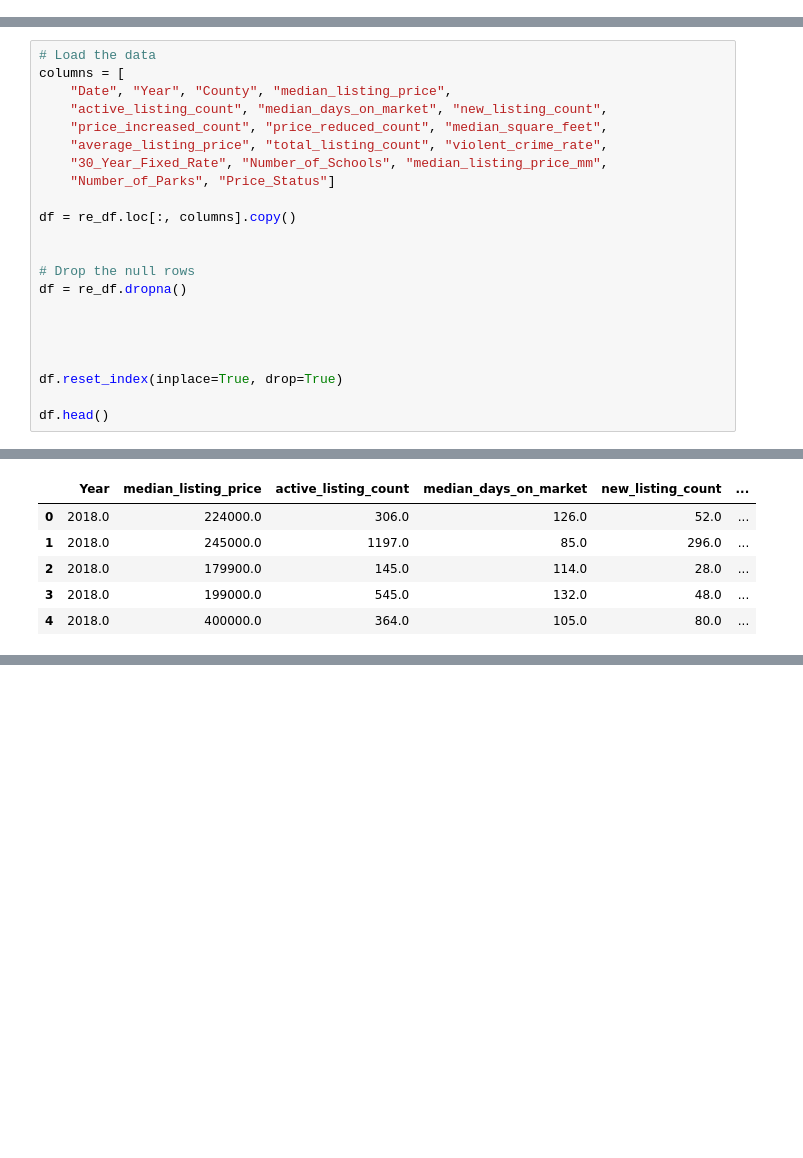
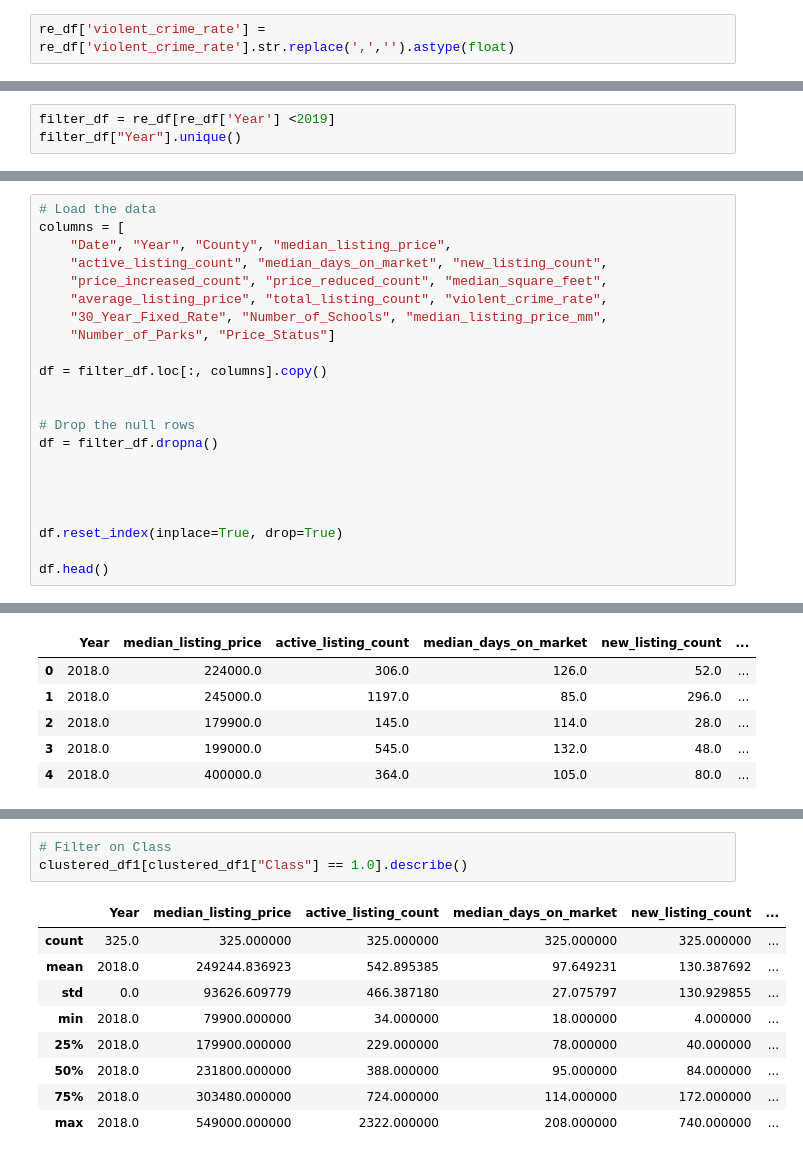
Before and after one commit to ksommerdorf/FinalProject, a Jupyter notebook: notebook/FinalProject_clustering.ipynb, the cells around one changed output, grey strips where cells are left out. Cells and saved outputs as stored; diff of their text form; blank space fills up the shorter version.

```diff
--- a/notebook/FinalProject_clustering.ipynb
+++ b/notebook/FinalProject_clustering.ipynb
@@ -29,3 +27,5 @@ re_df.head(10)
 | 7 | 2022-06 | 2022 | Henderson | 552500.0 | 235.0 | 39.0 | ... |
 | 8 | 2022-06 | 2022 | Beaufort | 324450.0 | 77.0 | 39.0 | ... |
 | 9 | 2022-06 | 2022 | Hertford | 192000.0 | 23.0 | 57.0 | ... |
+# %%
+re_df['violent_crime_rate'] = re_df['violent_crime_rate'].str.replace(',','').astype(float)
@@ -31,0 +54,3 @@ re_df.head(10)
+# %%
+filter_df = re_df[re_df['Year'] <2019]
+filter_df["Year"].unique()
@@ -39,11 +66,11 @@ columns = [
     "30_Year_Fixed_Rate", "Number_of_Schools", "median_listing_price_mm",
     "Number_of_Parks", "Price_Status"]
 
-df = re_df.loc[:, columns].copy()
+df = filter_df.loc[:, columns].copy()
 
 
 # Drop the null rows
-df = re_df.dropna()
+df = filter_df.dropna()
 
 
 
@@ -311,3 +377,16 @@ fig.update_layout(legend=dict(x=0, y=1))
 fig.show()
 # %% [output]
 [interactive output not drawn]
+# %%
+# Filter on Class
+clustered_df1[clustered_df1["Class"] == 1.0].describe()
+# %% [output]
+|  | Year | median_listing_price | active_listing_count | median_days_on_market | new_listing_count | ... |
+| count | 325.0 | 325.000000 | 325.000000 | 325.000000 | 325.000000 | ... |
+| mean | 2018.0 | 249244.836923 | 542.895385 | 97.649231 | 130.387692 | ... |
+| std | 0.0 | 93626.609779 | 466.387180 | 27.075797 | 130.929855 | ... |
+| min | 2018.0 | 79900.000000 | 34.000000 | 18.000000 | 4.000000 | ... |
+| 25% | 2018.0 | 179900.000000 | 229.000000 | 78.000000 | 40.000000 | ... |
+| 50% | 2018.0 | 231800.000000 | 388.000000 | 95.000000 | 84.000000 | ... |
+| 75% | 2018.0 | 303480.000000 | 724.000000 | 114.000000 | 172.000000 | ... |
+| max | 2018.0 | 549000.000000 | 2322.000000 | 208.000000 | 740.000000 | ... |
```
Also changed, not shown: parts of 15 cells of this notebook, 1 other file.
